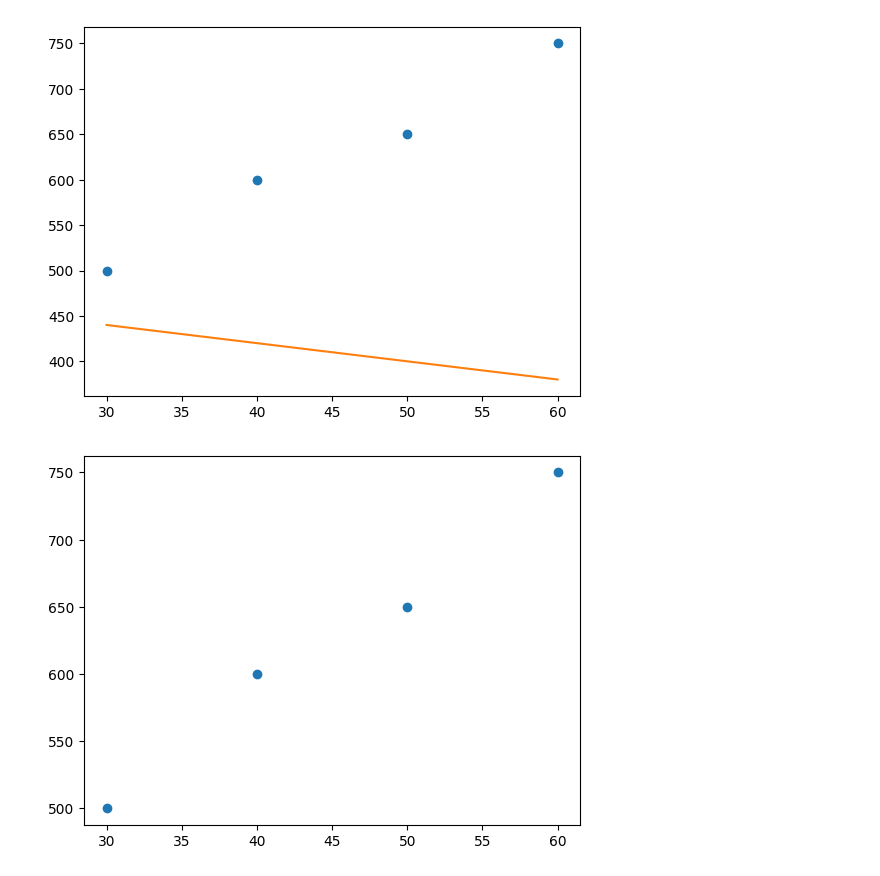
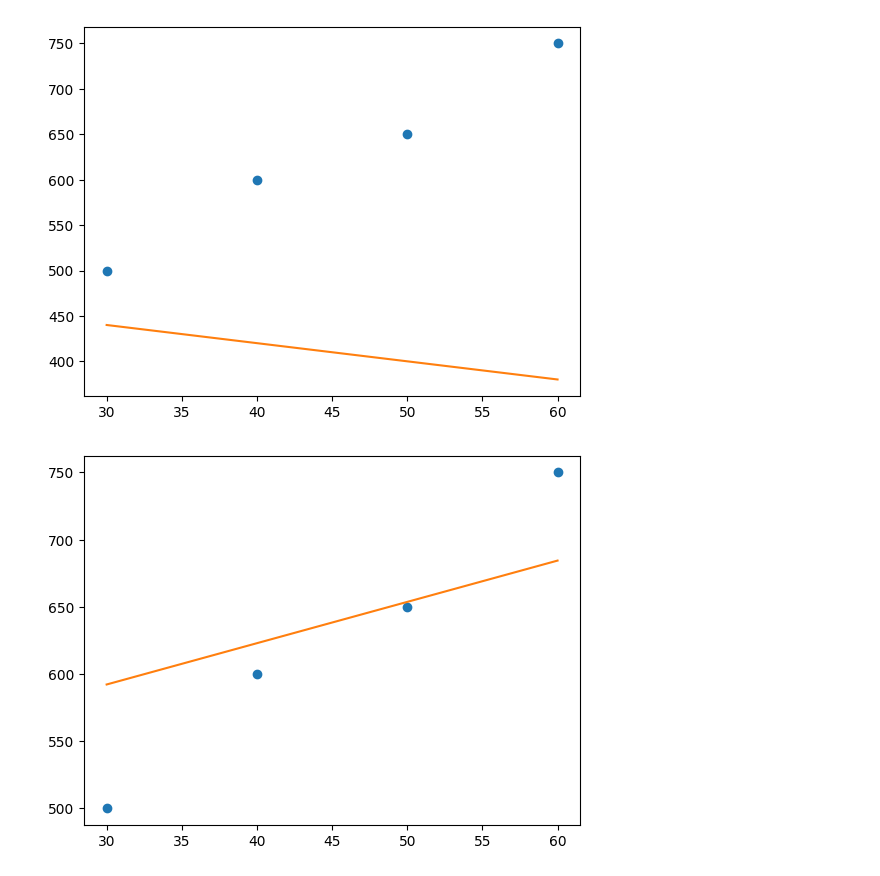
Before and after one commit to KelvinNguyen2h3/Gradient-Descent-for-Linear-Regression, a Jupyter notebook: Untitled0.ipynb, the cells around one changed output. Drawn from its saved outputs; the diff is of its cells as text; code cells hidden in the pictures.

```diff
--- a/Untitled0.ipynb
+++ b/Untitled0.ipynb
@@ -20,23 +20,23 @@ plt.plot(x, m*x + b)
 # %%
 from IPython.display import clear_output
 m = -2
 b = 500
 
-n = 0.1
+n = 0.00001
 
 for rep in range (150):
   dm = 0
   db = 0
 
   for i in range(4):
     dm += 2*n*(m*x[i]+b-y[i])*x[i]
     db += 2*n*(m*x[i]+b-y[i])
 
   m = m-dm/4
   b = b-db/4
   clear_output(wait=True)
   plt.plot(x,y,'o')
   plt.plot(x, m*x + b)
   plt.show()
 # %% [output]
-[figure, old version]
+[figure, new version]
```
